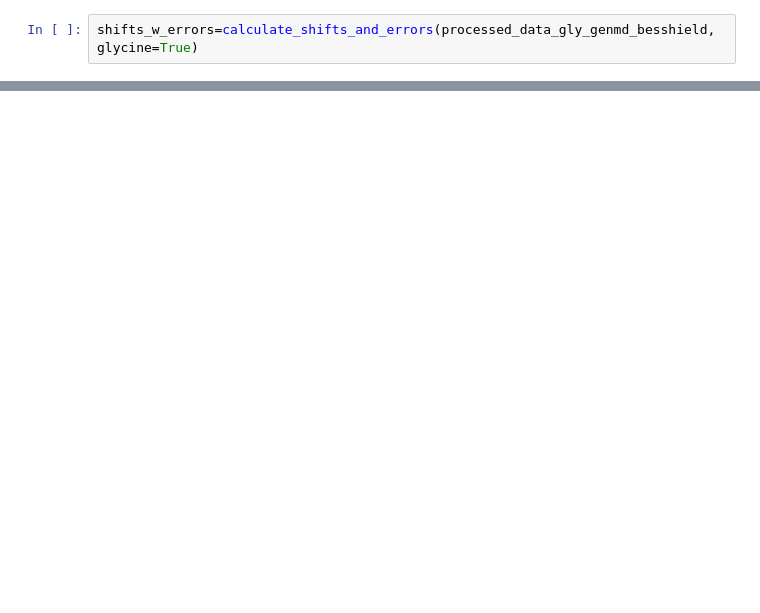
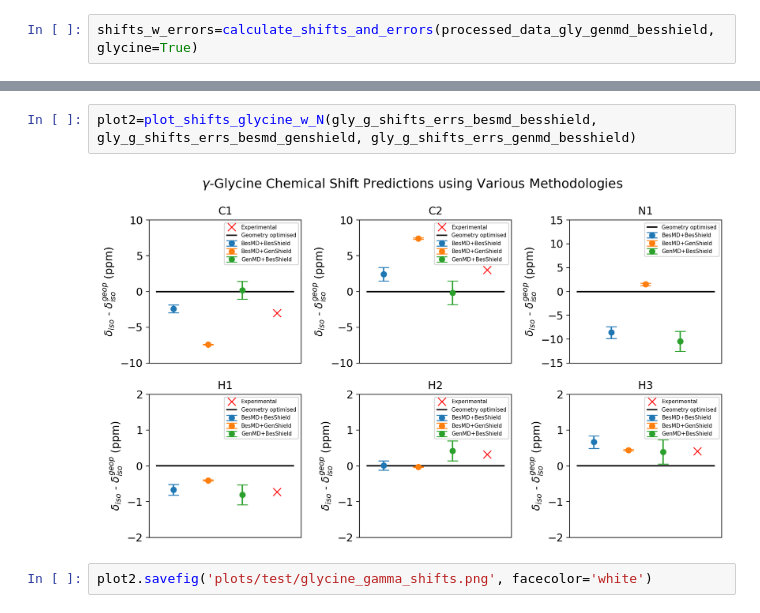
Before and after one commit to victorprincipe/genshift, a Jupyter notebook: plottings.ipynb, the cells around one changed output, grey strips where cells are left out. Cells and saved outputs as stored; diff of their text form; blank space fills up the shorter version.

```diff
--- a/plottings.ipynb
+++ b/plottings.ipynb
@@ -904,0 +765,6 @@ ValueError: dictionary update sequence element #0 has length 1; 2 is required
+# %%
+plot2=plot_shifts_glycine_w_N(gly_g_shifts_errs_besmd_besshield, gly_g_shifts_errs_besmd_genshield, gly_g_shifts_errs_genmd_besshield)
+# %% [output]
+[figure, added]
+# %%
+plot2.savefig('plots/test/glycine_gamma_shifts.png', facecolor='white')
```
Also changed, not shown: parts of 28 cells of this notebook.
